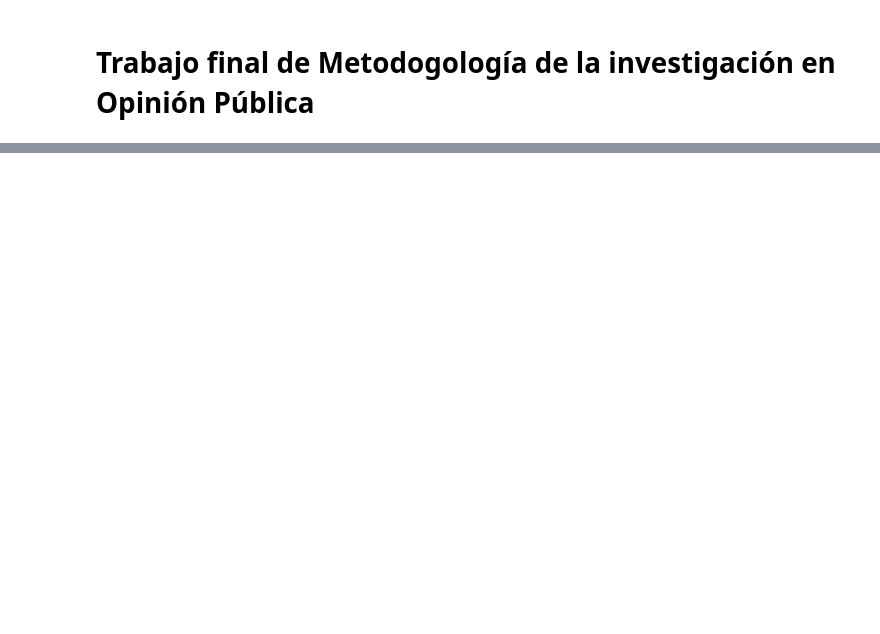
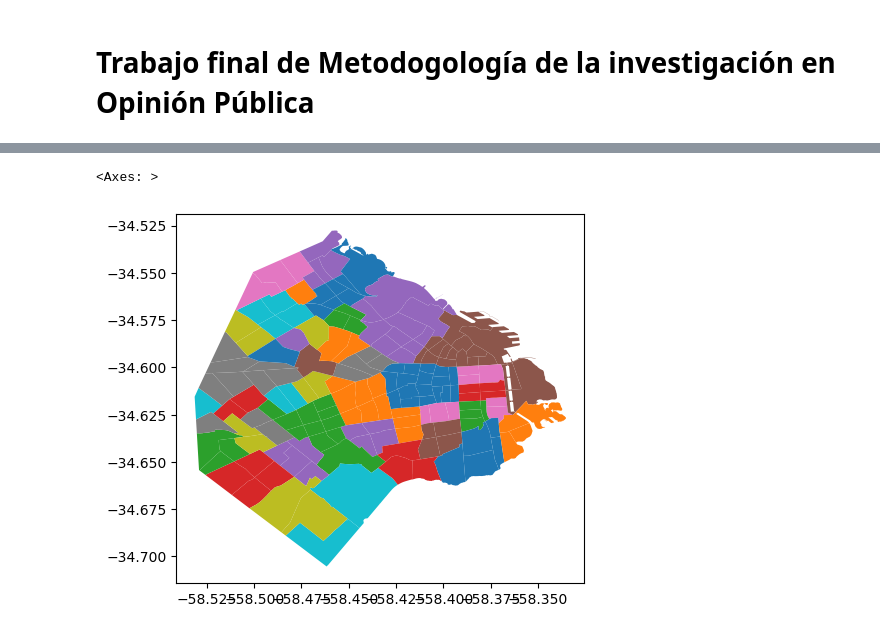
Before and after one commit to Leonel-Moron/TP_M4OP, a Jupyter notebook: Carpeta Prueba/Informe Final .ipynb, the cells around one changed output, grey strips where cells are left out. Drawn from its saved outputs; the diff is of its cells as text; code cells hidden in the pictures; blank space fills up the shorter version.

```diff
--- a/Carpeta Prueba/Informe Final .ipynb
+++ b/Carpeta Prueba/Informe Final .ipynb
@@ -34,0 +338,5 @@ geo.shape
+# %%
+geo.plot(column="BARRIO")
+# %% [output]
+<Axes: >
+[figure, added]
```
Also changed, not shown: parts of 44 cells of this notebook, 2 other files.
